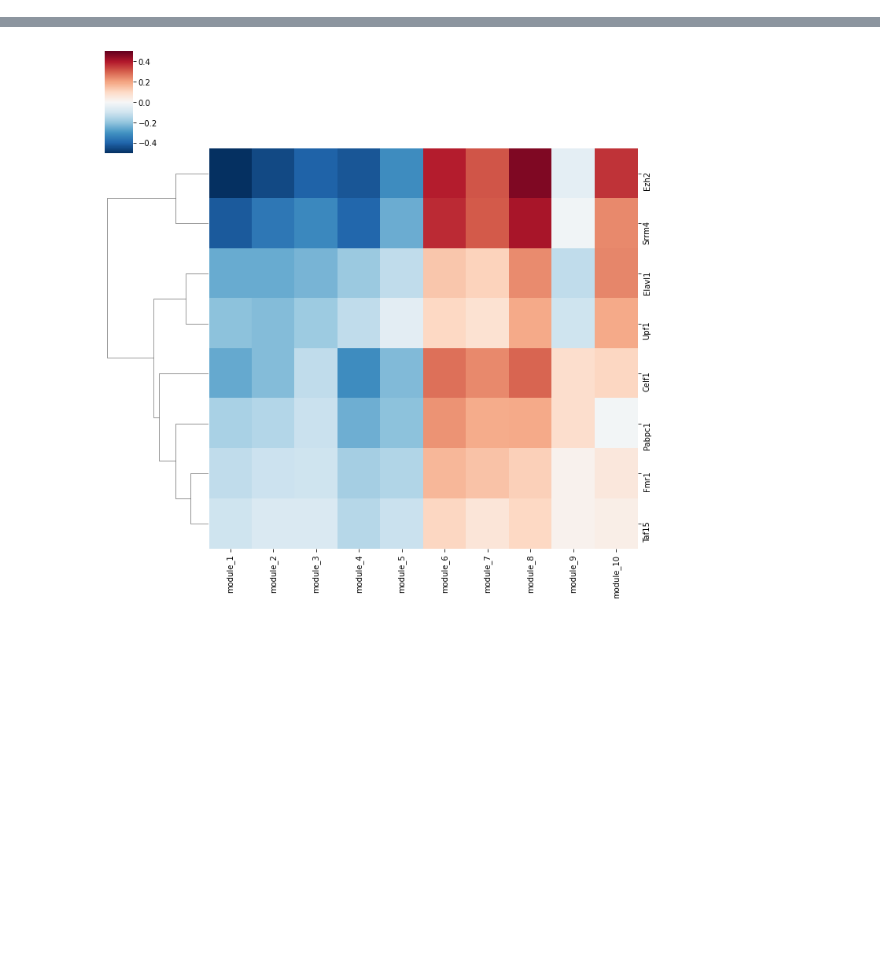
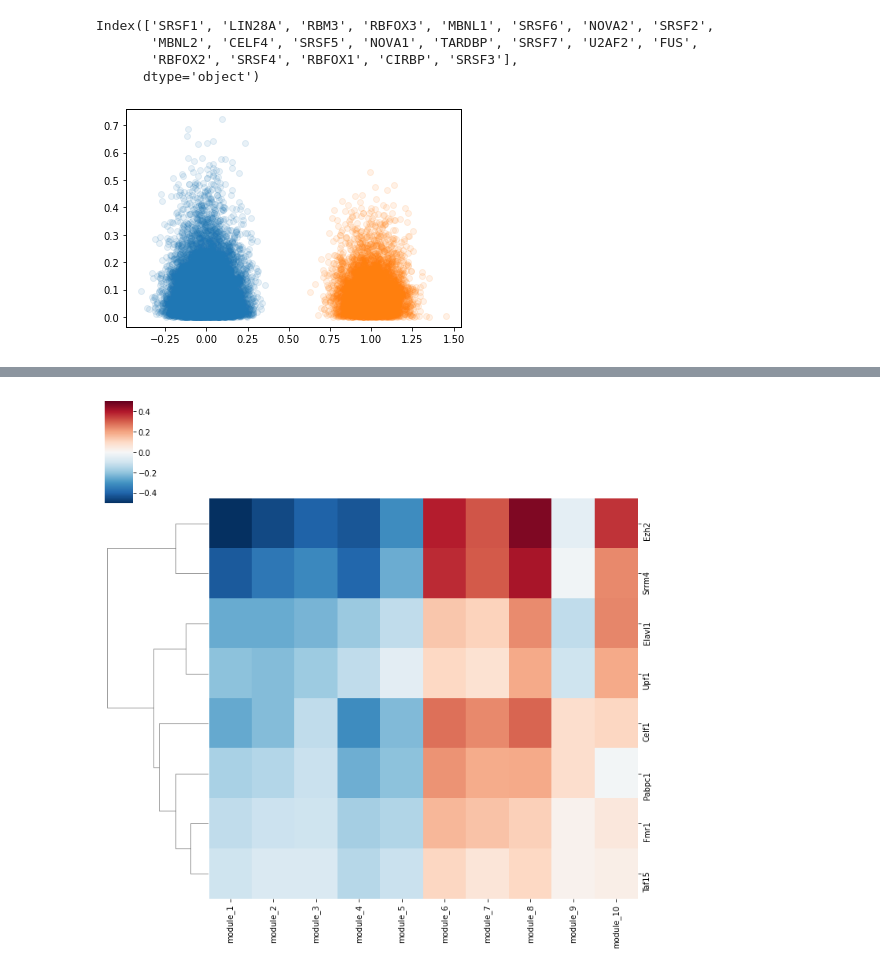
Before and after one commit to lareaulab/analysis_psix, a Jupyter notebook: Mouse_Midbrain_Deveopment/mouse_brain_regulation.ipynb, the cells around one changed output, grey strips where cells are left out. Saved outputs shown, nothing was run; the diff lists cells and outputs as text; code cells hidden in the pictures; blank space fills up the shorter version.

```diff
--- a/Mouse_Midbrain_Deveopment/mouse_brain_regulation.ipynb
+++ b/Mouse_Midbrain_Deveopment/mouse_brain_regulation.ipynb
@@ -108,3 +108,10 @@ for RBP in mouse_clip_peaks.columns:
 hyper_enrich_significance = pd.DataFrame(multipletests(np.array(pval_hyper).reshape(1,-1)[0],
                                                        method='fdr_bh')[1].reshape(4,-32),#<=0.1,
                                         columns = mouse_clip_peaks.columns, index = ['e1', 's1', 's2', 'e2'])
+# %%
+pval_hyper.columns[(multipletests(np.array(pval_hyper).reshape(1,-1)[0],  method='fdr_bh')[1].reshape(4,-32) <= 0.05).sum(axis=0) > 0]
+# %% [output]
+Index(['SRSF1', 'LIN28A', 'RBM3', 'RBFOX3', 'MBNL1', 'SRSF6', 'NOVA2', 'SRSF2',
+       'MBNL2', 'CELF4', 'SRSF5', 'NOVA1', 'TARDBP', 'SRSF7', 'U2AF2', 'FUS',
+       'RBFOX2', 'SRSF4', 'RBFOX1', 'CIRBP', 'SRSF3'],
+      dtype='object')
@@ -110,0 +151,7 @@ hyper_enrich_significance = pd.DataFrame(multipletests(np.array(pval_hyper).resh
+# %%
+plt.scatter(np.random.normal(0, 0.1, 15960), [np.abs(x[0]) for x in pearsonr_pos_list], alpha=0.1)
+plt.scatter(np.random.normal(1, 0.1, 6384), [np.abs(x[0]) for x in pearsonr_neg_list], alpha=0.1)
+
+plt.show()
+# %% [output]
+[figure, added]
```
Also changed, not shown: parts of 12 cells of this notebook, 59 other files.
